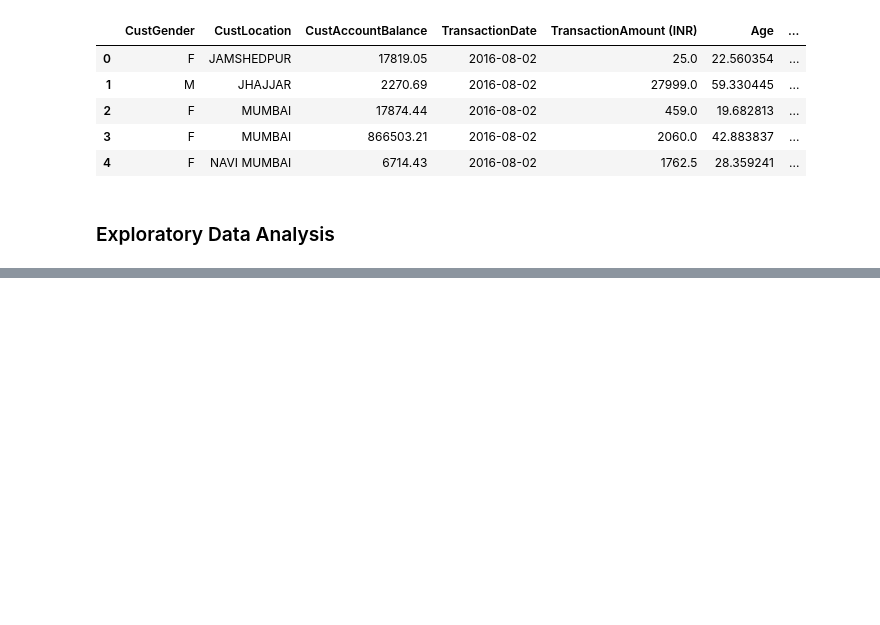
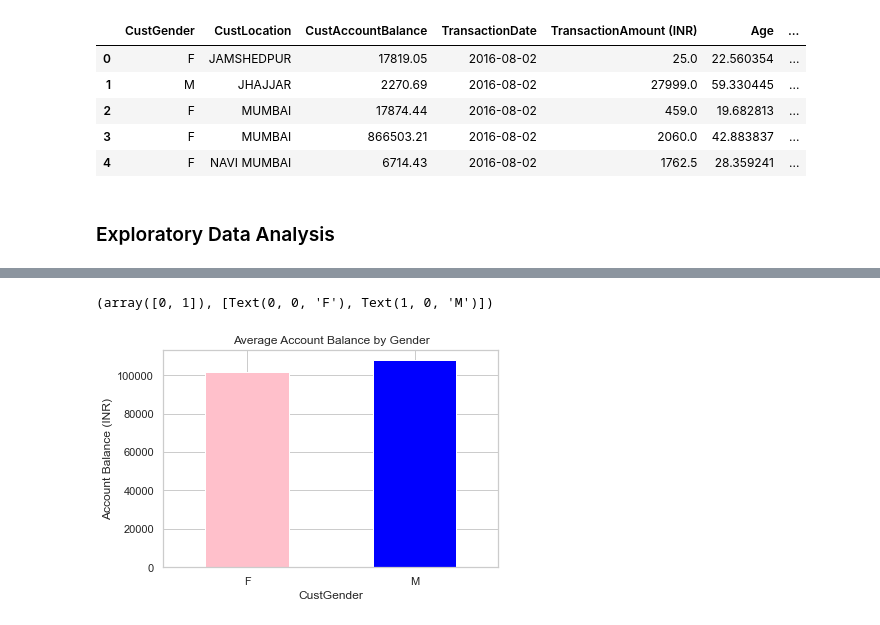
Before and after one commit to kbrannon95/Customer-segmentation, a Jupyter notebook: Bank_customer_segmentation.ipynb, the cells around one changed output, grey strips where cells are left out. Saved outputs shown, nothing was run; the diff lists cells and outputs as text; code cells hidden in the pictures; blank space fills up the shorter version.

```diff
--- a/Bank_customer_segmentation.ipynb
+++ b/Bank_customer_segmentation.ipynb
@@ -238,0 +256,9 @@ df2.head()
+# %%
+#transaction amount by gender
+ax = df.groupby('CustGender')['CustAccountBalance'].mean().plot(kind = 'bar', color = ['pink','blue'])
+ax.set_ylabel('Account Balance (INR)')
+ax.set_title('Average Account Balance by Gender')
+plt.xticks(rotation = 0)
+# %% [output]
+(array([0, 1]), [Text(0, 0, 'F'), Text(1, 0, 'M')])
+[figure, added]
```
Also changed, not shown: parts of 14 cells of this notebook.
